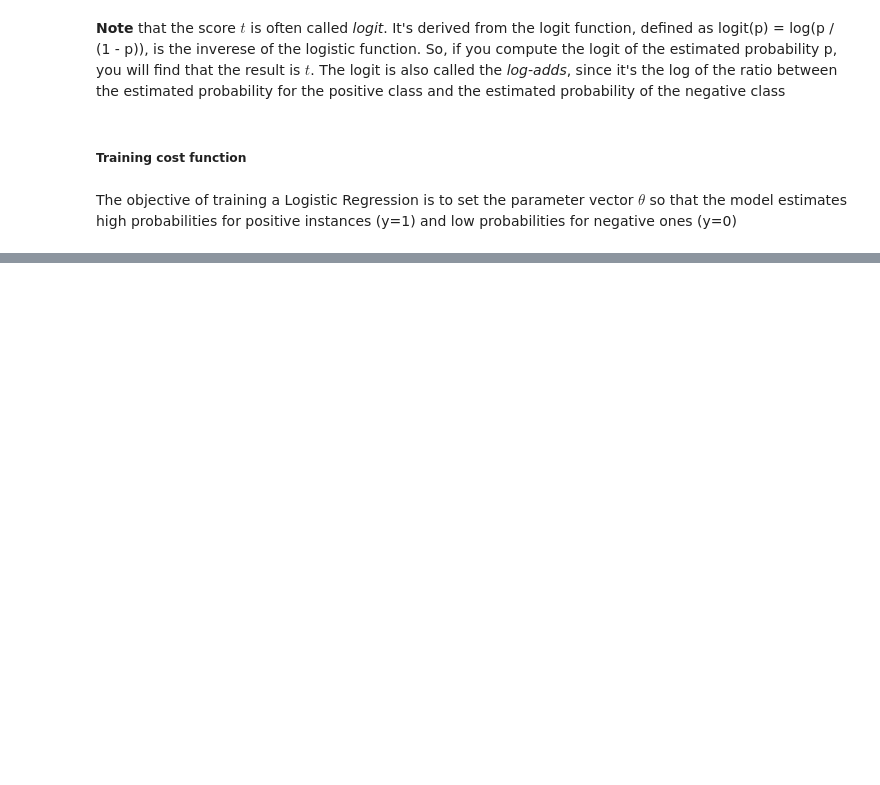
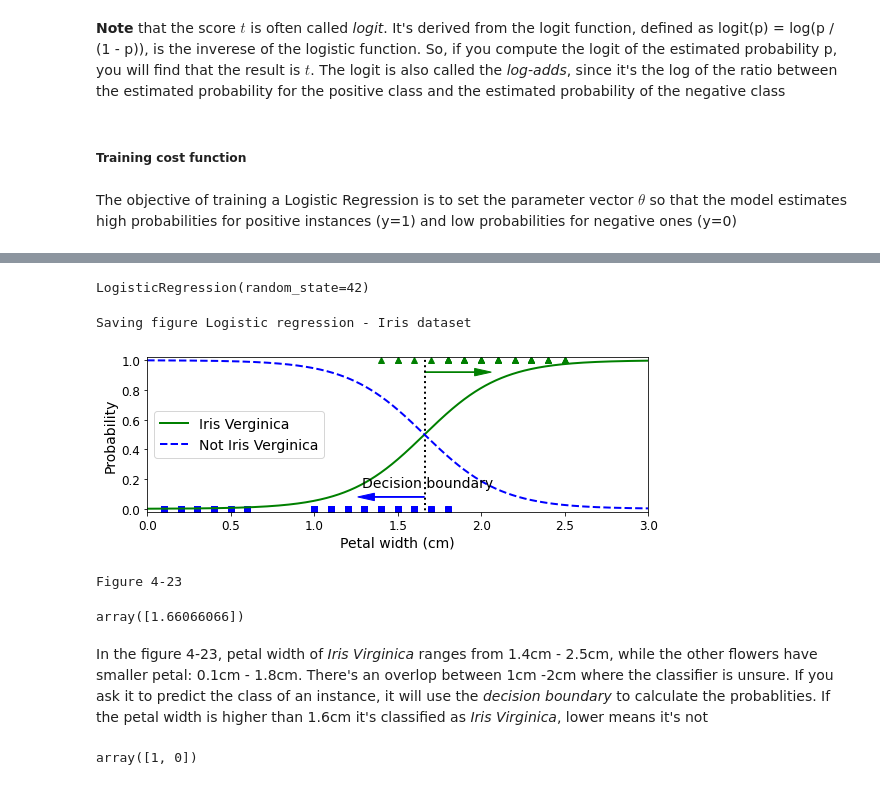
Before and after one commit to MarkJasonE/HandsOnML-TrainingLinearModels-Exercise, a Jupyter notebook: TrainingLinearModels.ipynb, the cells around one changed output, grey strips where cells are left out. Drawn from its saved outputs; the diff is of its cells as text; code cells hidden in the pictures; blank space fills up the shorter version.

Commit message:
Added in section: Logistic regression, point: Decision boundaries

```diff
--- a/TrainingLinearModels.ipynb
+++ b/TrainingLinearModels.ipynb
@@ -1018,0 +1034,3 @@ The objective of training a Logistic Regression is to set the parameter vector $
+# %%
+iris = datasets.load_iris()
+list(iris.keys())
@@ -1018,0 +1065,46 @@ The objective of training a Logistic Regression is to set the parameter vector $
+# %%
+#Each row is an instance with 4 columns: sepal length, sepal width, petal length, petal width
+X = iris["data"][:, 3:] #Petal width
+
+#Target contains 3 values: 0 = Iris-Setosa, 1 = Iris-Versicolour, 2 = Iris-Virginica
+y = (iris["target"] == 2).astype(np.int32)
+# %%
+log_reg = LogisticRegression(solver="lbfgs", random_state=42)
+log_reg.fit(X, y)
+# %% [output]
+LogisticRegression(random_state=42)
+# %%
+X_new = np.linspace(0, 3, 1000).reshape(-1, 1)
+y_proba = log_reg.predict_proba(X_new)
+decision_boundary = X_new[y_proba[:, 1] >= 0.5][0]
+
+plt.figure(figsize=(8,3))
+plt.plot(X[y==0], y[y==0], "bs")
+plt.plot(X[y==1], y[y==1], "g^")
+plt.plot([decision_boundary, decision_boundary], [-1, 2], "k:", linewidth=2)
+plt.plot(X_new, y_proba[:, 1], "g-", linewidth=2, label="Iris Verginica")
+plt.plot(X_new, y_proba[:, 0], "b--", linewidth=2, label="Not Iris Verginica")
+plt.text(decision_boundary+0.02, 0.15, "Decision boundary", color="k", fontsize=14, ha="center")
+plt.arrow(decision_boundary, 0.08, -0.3, 0, head_width=0.05, head_length=0.1, fc="b", ec="b")
+plt.arrow(decision_boundary, 0.92, 0.3, 0, head_width=0.05, head_length=0.1, fc="g", ec="g")
+plt.xlabel("Petal width (cm)", fontsize=14)
+plt.ylabel("Probability", fontsize=14)
+plt.legend(loc="center left", fontsize=14)
+plt.axis([0, 3, -0.02, 1.02])
+save_fig("Logistic regression - Iris dataset")
+plt.show()
+print("Figure 4-23")
+# %% [output]
+Saving figure Logistic regression - Iris dataset
+[figure, added]
+Figure 4-23
+# %%
+decision_boundary
+# %% [output]
+array([1.66066066])
+# %% [markdown]
+In the figure 4-23, petal width of <em>Iris Virginica</em> ranges from 1.4cm - 2.5cm, while the other flowers have smaller petal: 0.1cm - 1.8cm. There's an overlop between 1cm -2cm where the classifier is unsure. If you ask it to predict the class of an instance, it will use the <em>decision boundary</em> to calculate the probablities. If the petal width is higher than 1.6cm it's classified as <em>Iris Virginica</em>, lower means it's not
+# %%
+log_reg.predict([[1.7], [1.5]])
+# %% [output]
+array([1, 0])
```
Also changed, not shown: parts of 10 cells of this notebook, 3 other files.
